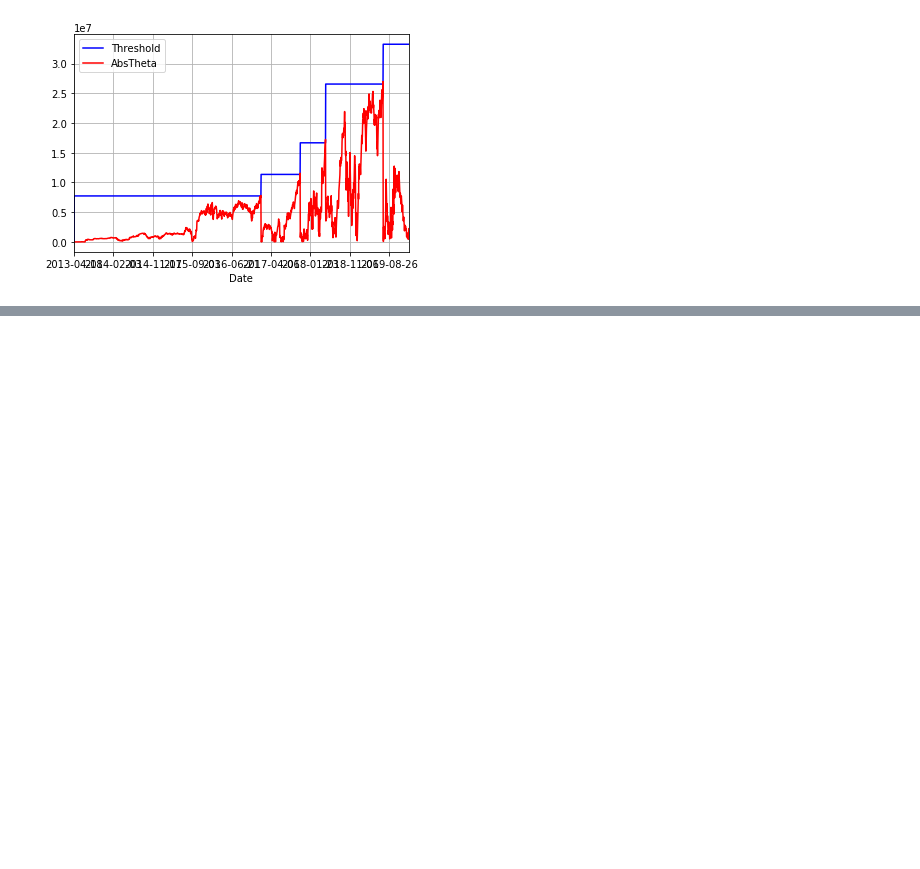
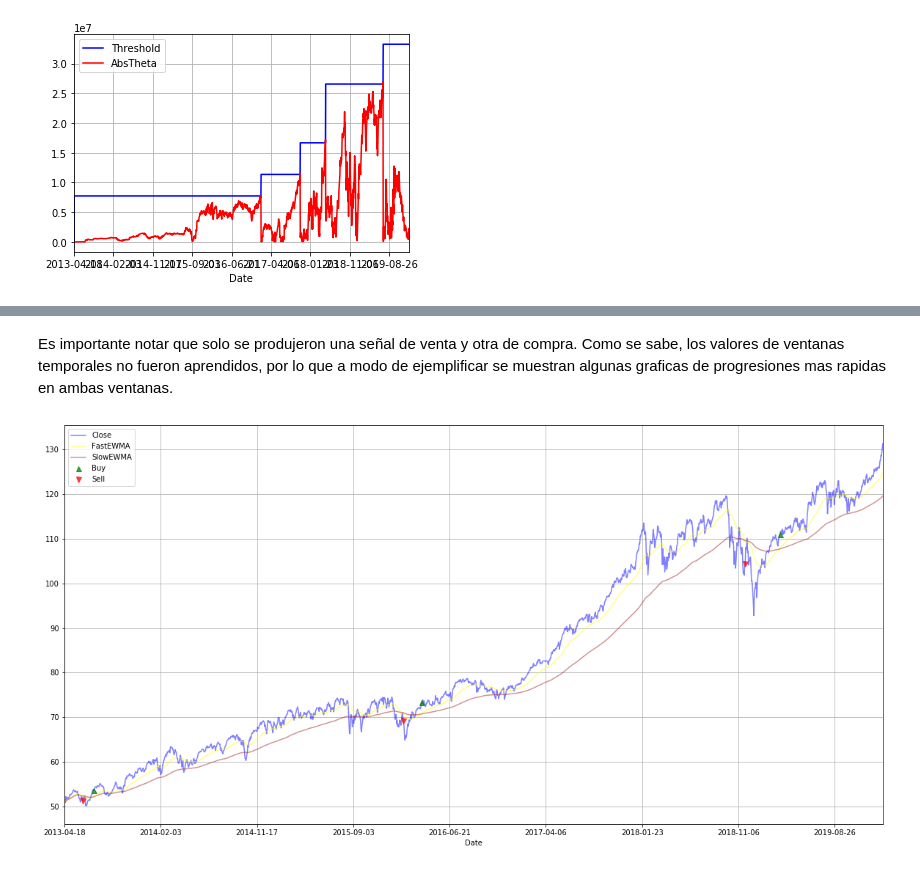
Before and after one commit to agalbachicar/fa_momentum, a Jupyter notebook: src/momentum.ipynb, the cells around one changed output, grey strips where cells are left out. Drawn from its saved outputs; the diff is of its cells as text; code cells hidden in the pictures; blank space fills up the shorter version.

```diff
--- a/src/momentum.ipynb
+++ b/src/momentum.ipynb
@@ -477,0 +564,7 @@ plt.show()
+# %% [markdown]
+Es importante notar que solo se produjeron una señal de venta y otra de compra. Como se sabe, los valores de ventanas temporales no fueron aprendidos, por lo que a modo de ejemplificar se muestran algunas graficas de progresiones mas rapidas en ambas ventanas.
+# %%
+mtum_df = create_bet_signal_fast_slow_ewma(mtum_df, 'Close', 25, 100)
+plot_ewma_bet_signals(mtum_df)
+# %% [output]
+[figure, added]
```
Also changed, not shown: parts of 8 cells of this notebook.
